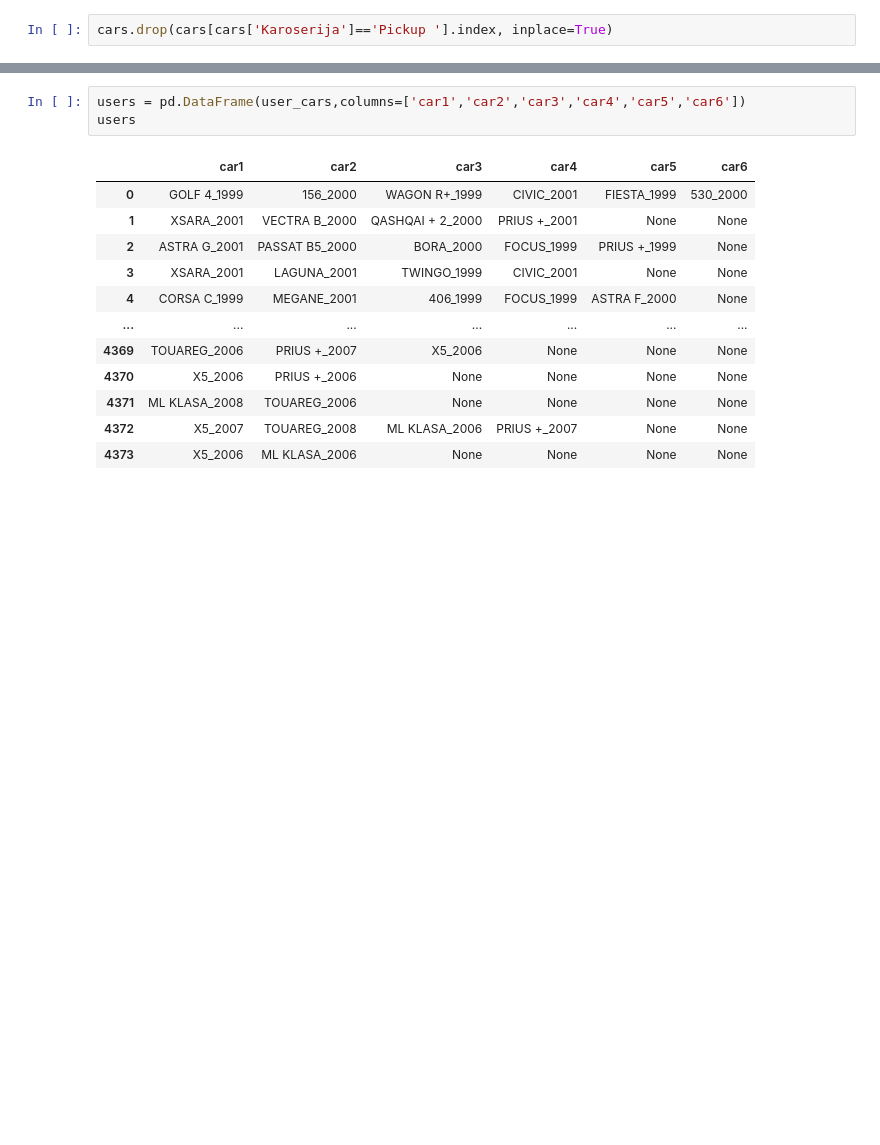
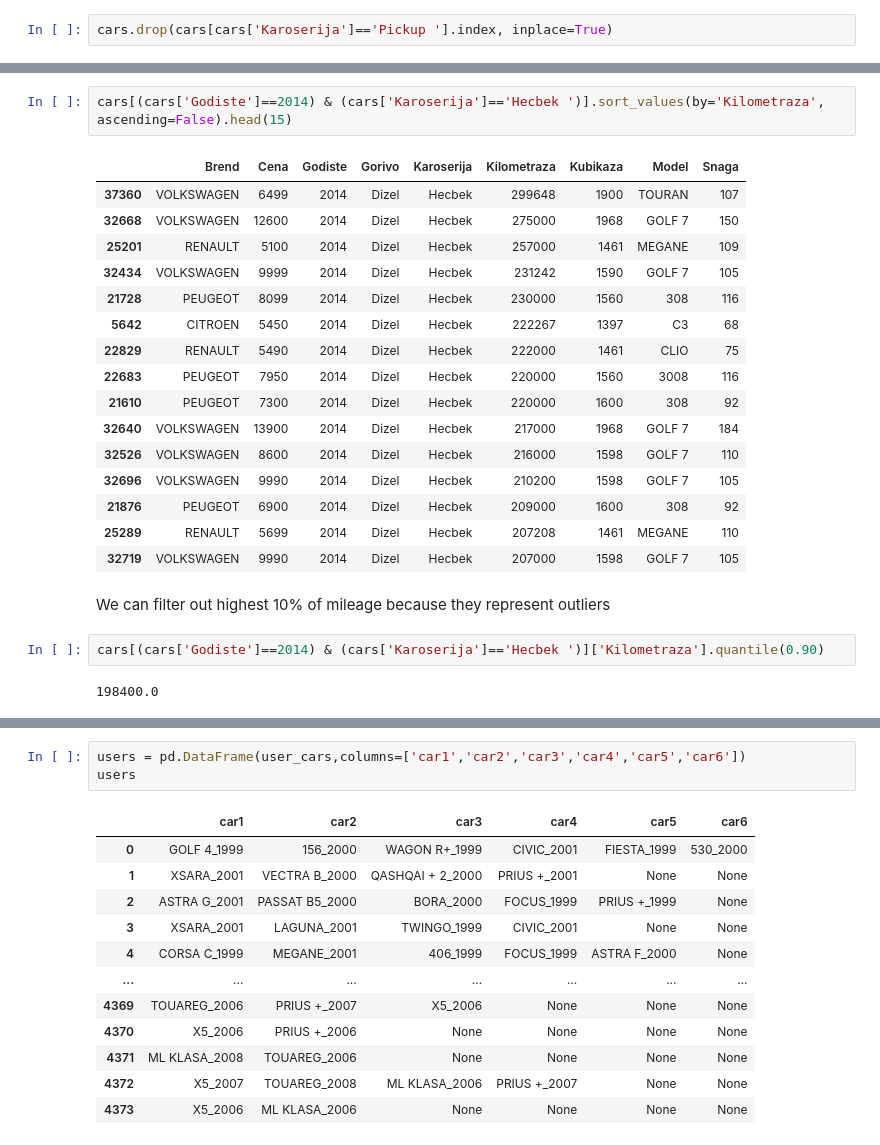
Before and after one commit to trsavi/UsedCars_RS, a Jupyter notebook: creatingUsers.ipynb, the cells around one changed output, grey strips where cells are left out. Drawn from its saved outputs; the diff is of its cells as text; blank space fills up the shorter version.

Commit message:
generating users more filters added

```diff
--- a/creatingUsers.ipynb
+++ b/creatingUsers.ipynb
@@ -143,2 +130,27 @@ Kupe                        622
 Kabriolet/Roadster          352
 Name: Karoserija, dtype: int64
+# %%
+cars[(cars['Godiste']==2014) & (cars['Karoserija']=='Hecbek ')].sort_values(by='Kilometraza', ascending=False).head(15)
+# %% [output]
+|  | Brend | Cena | Godiste | Gorivo | Karoserija | Kilometraza | Kubikaza | Model | Snaga |
+| 37360 | VOLKSWAGEN | 6499 | 2014 | Dizel | Hecbek | 299648 | 1900 | TOURAN | 107 |
+| 32668 | VOLKSWAGEN | 12600 | 2014 | Dizel | Hecbek | 275000 | 1968 | GOLF 7 | 150 |
+| 25201 | RENAULT | 5100 | 2014 | Dizel | Hecbek | 257000 | 1461 | MEGANE | 109 |
+| 32434 | VOLKSWAGEN | 9999 | 2014 | Dizel | Hecbek | 231242 | 1590 | GOLF 7 | 105 |
+| 21728 | PEUGEOT | 8099 | 2014 | Dizel | Hecbek | 230000 | 1560 | 308 | 116 |
+| 5642 | CITROEN | 5450 | 2014 | Dizel | Hecbek | 222267 | 1397 | C3 | 68 |
+| 22829 | RENAULT | 5490 | 2014 | Dizel | Hecbek | 222000 | 1461 | CLIO | 75 |
+| 22683 | PEUGEOT | 7950 | 2014 | Dizel | Hecbek | 220000 | 1560 | 3008 | 116 |
+| 21610 | PEUGEOT | 7300 | 2014 | Dizel | Hecbek | 220000 | 1600 | 308 | 92 |
+| 32640 | VOLKSWAGEN | 13900 | 2014 | Dizel | Hecbek | 217000 | 1968 | GOLF 7 | 184 |
+| 32526 | VOLKSWAGEN | 8600 | 2014 | Dizel | Hecbek | 216000 | 1598 | GOLF 7 | 110 |
+| 32696 | VOLKSWAGEN | 9990 | 2014 | Dizel | Hecbek | 210200 | 1598 | GOLF 7 | 105 |
+| 21876 | PEUGEOT | 6900 | 2014 | Dizel | Hecbek | 209000 | 1600 | 308 | 92 |
+| 25289 | RENAULT | 5699 | 2014 | Dizel | Hecbek | 207208 | 1461 | MEGANE | 110 |
+| 32719 | VOLKSWAGEN | 9990 | 2014 | Dizel | Hecbek | 207000 | 1598 | GOLF 7 | 105 |
+# %% [markdown]
+We can filter out highest 10% of mileage because they represent outliers
+# %%
+cars[(cars['Godiste']==2014) & (cars['Karoserija']=='Hecbek ')]['Kilometraza'].quantile(0.90)
+# %% [output]
+198400.0
```
Also changed, not shown: parts of 9 cells of this notebook.
